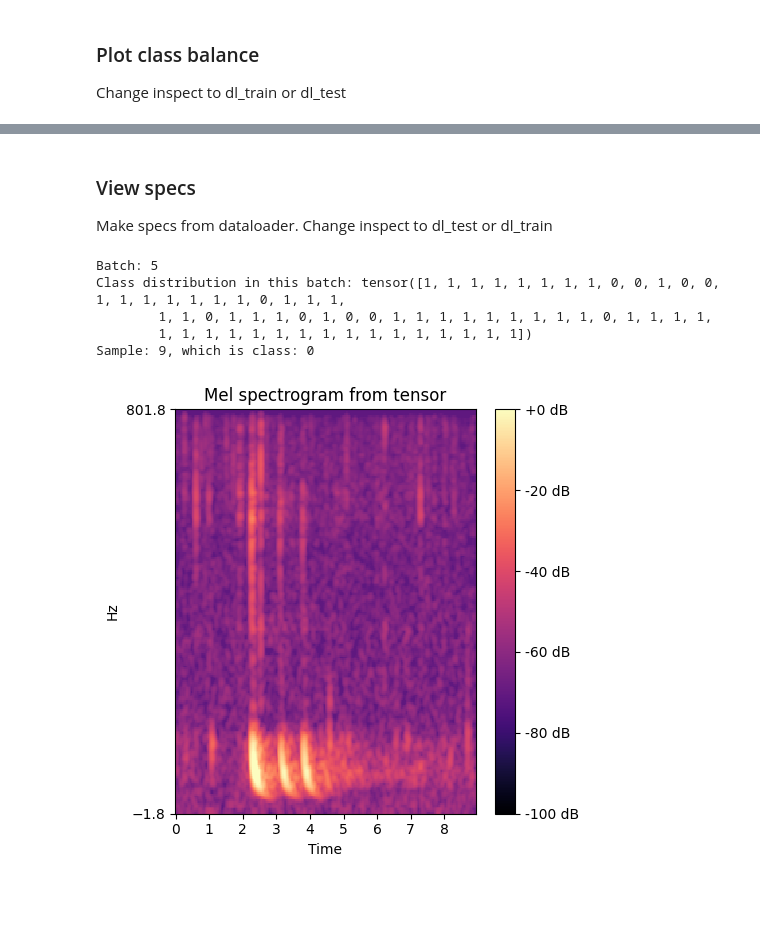
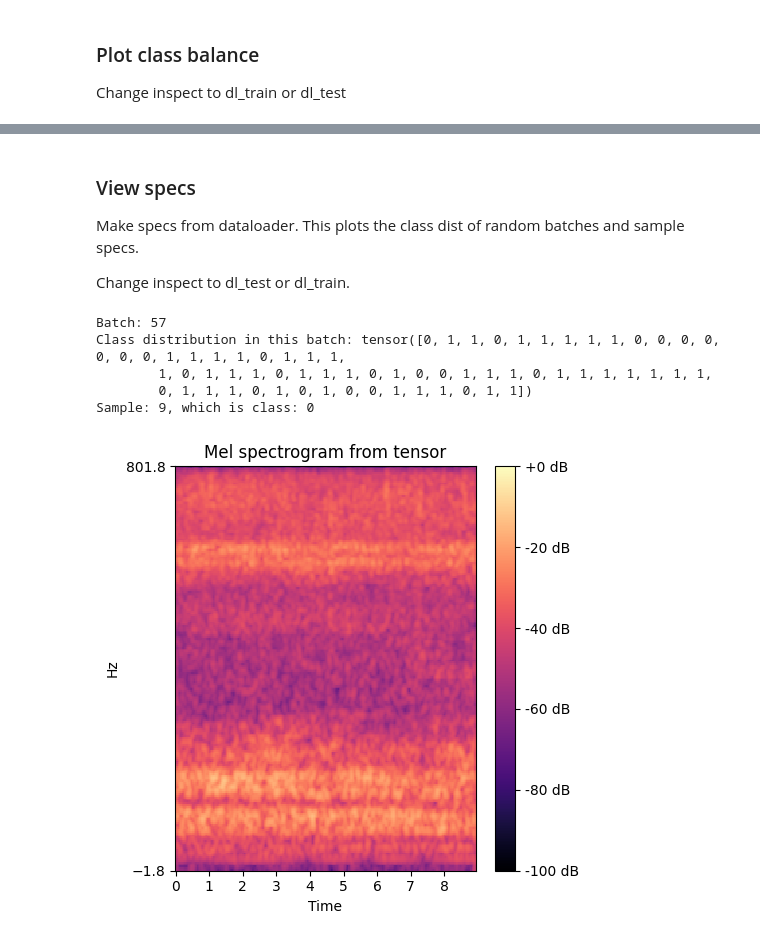
Before and after one commit to CV4EcologySchool/reef-audio-representation-learning, a Jupyter notebook: code/simclr-pytorch-reefs/evaluation/check_mycustomdataset.ipynb, the cells around one changed output, grey strips where cells are left out. Drawn from its saved outputs; the diff is of its cells as text; code cells hidden in the pictures; blank space fills up the shorter version.

```diff
--- a/code/simclr-pytorch-reefs/evaluation/check_mycustomdataset.ipynb
+++ b/code/simclr-pytorch-reefs/evaluation/check_mycustomdataset.ipynb
@@ -7,10 +7,12 @@ import torch
 cfg = {'data_path': '/mnt/ssd-cluster/ben/data/full_dataset/', #############################
     'json_path': '/home/ben/reef-audio-representation-learning/data/dataset.json',
     'train_percent': 0.2,
-    'test_dataset': 'test_indonesia',
+    'test_dataset': 'test_florida',
     'batch_size':64,
     'num_workers': 4,
-    'device': 'cuda'}
+    'device': 'cuda',
+    'starting_weights': '/home/ben/reef-audio-representation-learning/code/simclr-pytorch-reefs/logs/exman-train.py/runs/baseline/checkpoint-5100.pth.tar'
+ }
 # %%
 ### This file is a direct copy of the my_custom_dataset.py file in the models folder, but I've changed it to also return
 #    the label as well as the tensor. Could streamline this by editing that original file to do this if its testing but
@@ -299,0 +297,3 @@ Original Traceback (most recent call last):
+# %%
+features, labels = next(iter(dl_train))
+print(labels.shape)
@@ -329,62 +331,57 @@ plt.show()
 # %% [markdown]
 ### View specs
 
-Make specs from dataloader. Change inspect to dl_test or dl_train
+Make specs from dataloader. This plots the class dist of random batches and sample specs.
+
+Change inspect to dl_test or dl_train.
 # %%
 inspect = dl_test
-
-# # Get the first batch of data
-# first_batch = next(iter(dl_test))
-
-# # Split the batch into features and labels
-# features, labels = first_batch
-
-# # Get the first element from the batch
-# first_element_features = features[0]
-# first_element_labels = labels[0]
-
 
 import random
 
 # Randomly choose a batch
-random_batch_idx = random.randint(0, len(dl_train) - 1)
+random_batch_idx = random.randint(0, len(inspect) - 1)
 print(f'Batch: {random_batch_idx}')
-for i, batch in enumerate(dl_train):
+for i, batch in enumerate(inspect):
     if i == random_batch_idx:
         features, labels = batch
         break
 
 # Randomly choose an element from the batch
 print(f'Class distribution in this batch: {labels}')
 random_element_idx = random.randint(0, len(features) - 1)
 random_element_features = features[random_element_idx]
 random_element_labels = labels[random_element_idx]
 print(f'Sample: {random_element_idx}, which is class: {random_element_labels}')
 
 
 ### Do the plot
 # Get the Mel spectrogram tensor for a dataset item (e.g., the first item)
 mel_spectrogram_tensor = random_element_features #audio_dataset[10]
 
 # Convert the tensor back to numpy for visualization and apply dB scaling
 mel_spectrogram_np = mel_spectrogram_tensor.numpy()[0]  # Selecting one channel for visualization
 mel_spectrogram_db = librosa.power_to_db(mel_spectrogram_np, ref=1.0)
 
 # Plot the Mel spectrogram using the settings you provided
 plt.figure(figsize=(5, 5))
 librosa.display.specshow(mel_spectrogram_db, sr=1600,
                          n_fft=2048, hop_length=64, win_length=1024,
                          y_axis='mel', x_axis='time',
                          vmin=-100, vmax=0,
                          cmap='magma')
 plt.colorbar(format='%+2.0f dB')
 plt.title('Mel spectrogram from tensor')
 plt.tight_layout()
 plt.show()
+
+### hmmm if restart kerenl to clear all variables then try and run dl_test it gives error every time
+# then when i run train it works
+# then when i run test in same kernel it works - so suspect its using a variable set in train.
 # %% [output]
-Batch: 5
-Class distribution in this batch: tensor([1, 1, 1, 1, 1, 1, 1, 1, 0, 0, 1, 0, 0, 1, 1, 1, 1, 1, 1, 1, 0, 1, 1, 1,
-        1, 1, 0, 1, 1, 1, 0, 1, 0, 0, 1, 1, 1, 1, 1, 1, 1, 1, 1, 0, 1, 1, 1, 1,
-        1, 1, 1, 1, 1, 1, 1, 1, 1, 1, 1, 1, 1, 1, 1, 1])
+Batch: 57
+Class distribution in this batch: tensor([0, 1, 1, 0, 1, 1, 1, 1, 1, 0, 0, 0, 0, 0, 0, 0, 1, 1, 1, 1, 0, 1, 1, 1,
+        1, 0, 1, 1, 1, 0, 1, 1, 1, 0, 1, 0, 0, 1, 1, 1, 0, 1, 1, 1, 1, 1, 1, 1,
+        0, 1, 1, 1, 0, 1, 0, 1, 0, 0, 1, 1, 1, 0, 1, 1])
 Sample: 9, which is class: 0
-[figure, old version]
+[figure, new version]
```
Also changed, not shown: parts of 3 cells of this notebook, 6 other files.
